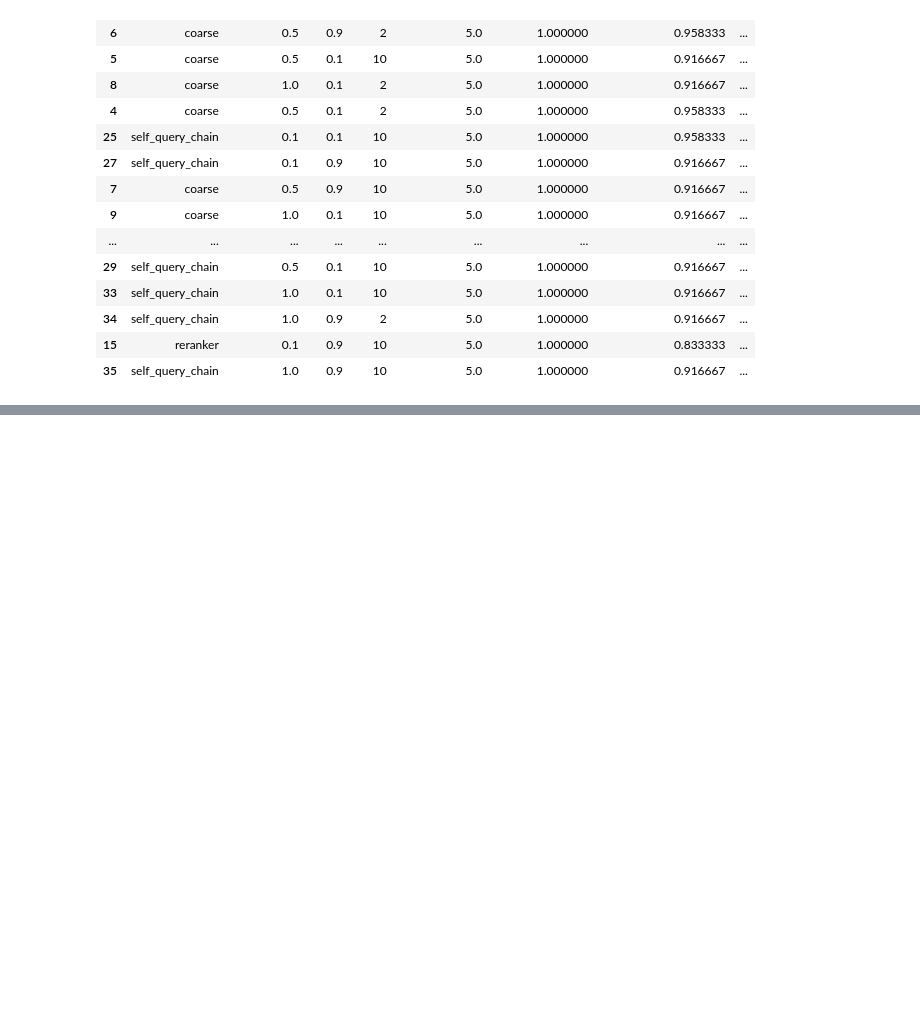
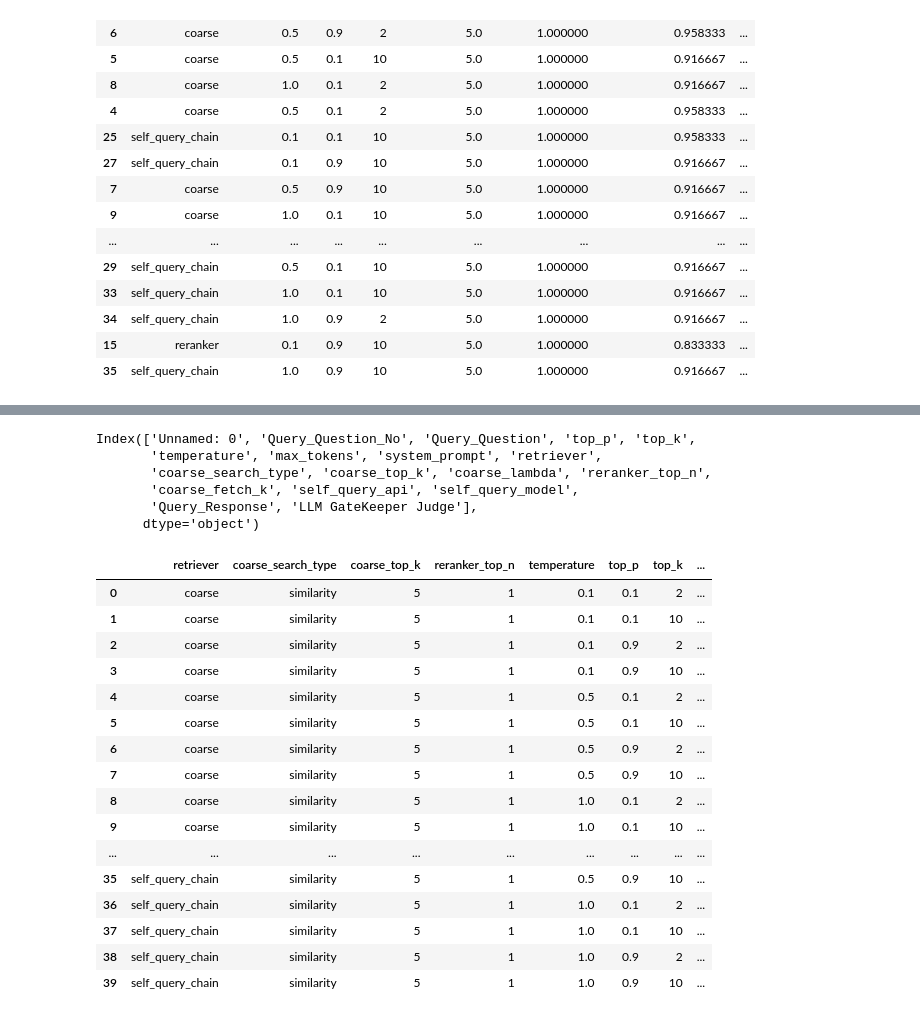
Before and after one commit to devinsuy/Enterprise-RAG, a Jupyter notebook: notebooks/eval_pipeline.ipynb, the cells around one changed output, grey strips where cells are left out. Drawn from its saved outputs; the diff is of its cells as text; code cells hidden in the pictures; blank space fills up the shorter version.

```diff
--- a/notebooks/eval_pipeline.ipynb
+++ b/notebooks/eval_pipeline.ipynb
@@ -808,0 +811,14 @@ final_gate_keeper_response_llm_score.to_csv("gatekeeper_response_llm_score_compl
+# %%
+llm_quality_score_df = pd.read_csv("../data/normal_recipe_response_llm_score_complete.csv")
+llm_gate_keeper_score_df = pd.read_csv("../data/gatekeeper_response_llm_score_complete.csv")
+# %%
+llm_gate_keeper_score_df.columns
+# %% [output]
+Index(['Unnamed: 0', 'Query_Question_No', 'Query_Question', 'top_p', 'top_k',
+       'temperature', 'max_tokens', 'system_prompt', 'retriever',
+       'coarse_search_type', 'coarse_top_k', 'coarse_lambda', 'reranker_top_n',
+       'coarse_fetch_k', 'self_query_api', 'self_query_model',
+       'Query_Response', 'LLM GateKeeper Judge'],
+      dtype='object')
+# %%
+llm_gate_keeper_score = llm_gate_keeper_score_df.groupby(["retriever","coarse_search_type","coarse_top_k","reranker_top_n","temperature", "top_p", "top_k"]).mean().reset_index()
@@ -808,0 +827,23 @@ final_gate_keeper_response_llm_score.to_csv("gatekeeper_response_llm_score_compl
+# %%
+llm_gate_keeper_score.drop(["Query_Question_No", "max_tokens", "coarse_lambda", "Unnamed: 0"], axis=1, inplace=True)
+llm_quality_score.drop(["Query_Question_No", "max_tokens", "coarse_lambda", "Unnamed: 0"], axis=1, inplace=True)
+# %%
+llm_gate_keeper_score
+# %% [output]
+|  | retriever | coarse_search_type | coarse_top_k | reranker_top_n | temperature | top_p | top_k | ... |
+| 0 | coarse | similarity | 5 | 1 | 0.1 | 0.1 | 2 | ... |
+| 1 | coarse | similarity | 5 | 1 | 0.1 | 0.1 | 10 | ... |
+| 2 | coarse | similarity | 5 | 1 | 0.1 | 0.9 | 2 | ... |
+| 3 | coarse | similarity | 5 | 1 | 0.1 | 0.9 | 10 | ... |
+| 4 | coarse | similarity | 5 | 1 | 0.5 | 0.1 | 2 | ... |
+| 5 | coarse | similarity | 5 | 1 | 0.5 | 0.1 | 10 | ... |
+| 6 | coarse | similarity | 5 | 1 | 0.5 | 0.9 | 2 | ... |
+| 7 | coarse | similarity | 5 | 1 | 0.5 | 0.9 | 10 | ... |
+| 8 | coarse | similarity | 5 | 1 | 1.0 | 0.1 | 2 | ... |
+| 9 | coarse | similarity | 5 | 1 | 1.0 | 0.1 | 10 | ... |
+| ... | ... | ... | ... | ... | ... | ... | ... | ... |
+| 35 | self_query_chain | similarity | 5 | 1 | 0.5 | 0.9 | 10 | ... |
+| 36 | self_query_chain | similarity | 5 | 1 | 1.0 | 0.1 | 2 | ... |
+| 37 | self_query_chain | similarity | 5 | 1 | 1.0 | 0.1 | 10 | ... |
+| 38 | self_query_chain | similarity | 5 | 1 | 1.0 | 0.9 | 2 | ... |
+| 39 | self_query_chain | similarity | 5 | 1 | 1.0 | 0.9 | 10 | ... |
```
Also changed, not shown: parts of 7 cells of this notebook.
